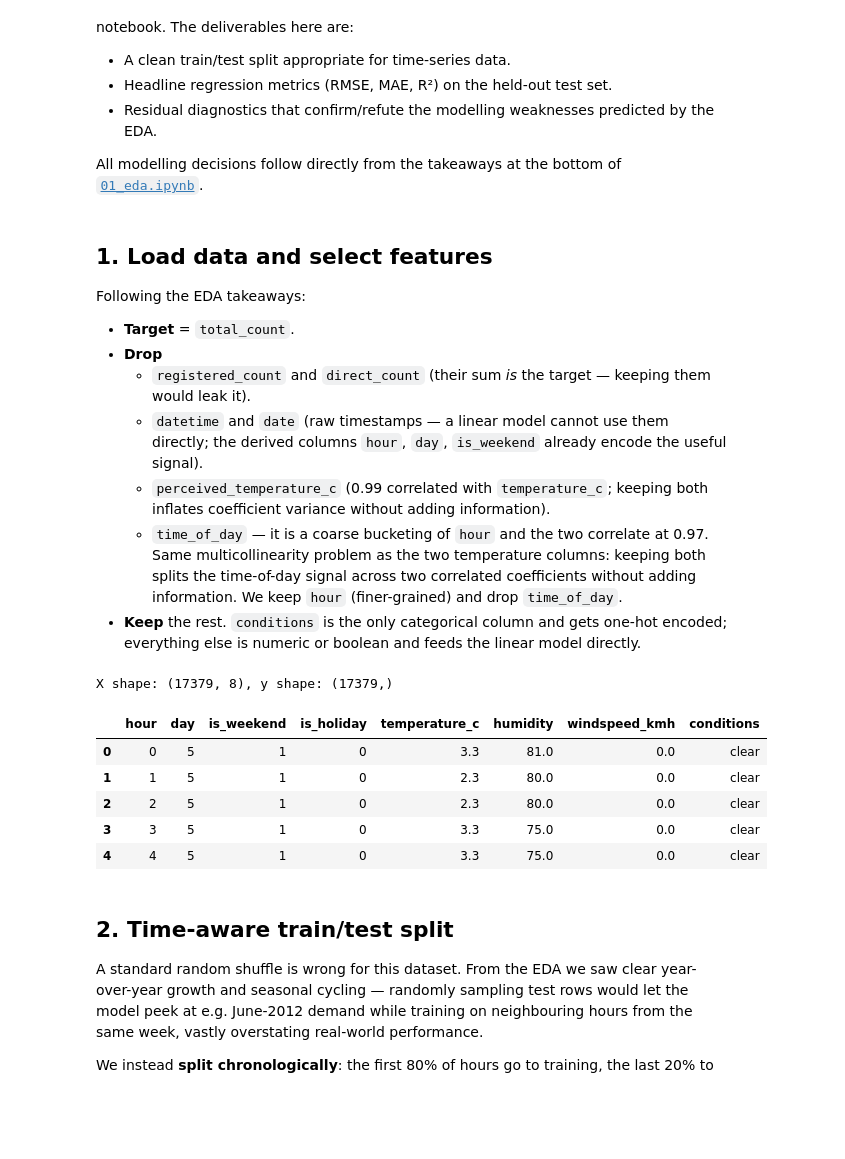
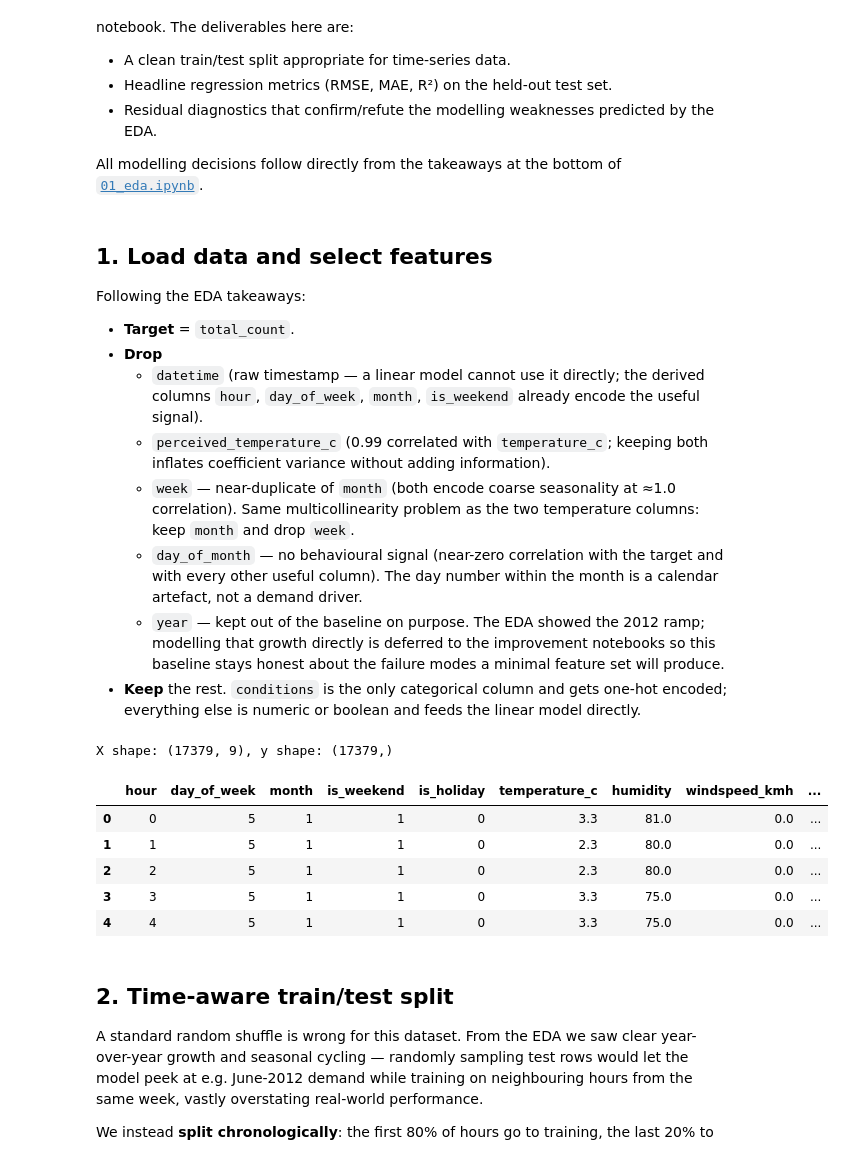
Before and after one commit to krishirajsinhpuwar/ML-MLOps, a Jupyter notebook: Project2B/notebooks/02_baseline_linear_regression.ipynb, the cells around one changed output. Saved outputs shown, nothing was run; the diff lists cells and outputs as text; code cells hidden in the pictures; blank space fills up the shorter version.

Commit message:
final edit of notebooks

```diff
--- a/Project2B/notebooks/02_baseline_linear_regression.ipynb
+++ b/Project2B/notebooks/02_baseline_linear_regression.ipynb
@@ -29,40 +29,40 @@ Following the EDA takeaways:
 
 - **Target** = `total_count`.
 - **Drop**
-    - `registered_count` and `direct_count` (their sum *is* the target — keeping them would leak it).
-    - `datetime` and `date` (raw timestamps — a linear model cannot use them directly; the derived columns `hour`, `day`, `is_weekend` already encode the useful signal).
+    - `datetime` (raw timestamp — a linear model cannot use it directly; the derived columns `hour`, `day_of_week`, `month`, `is_weekend` already encode the useful signal).
     - `perceived_temperature_c` (0.99 correlated with `temperature_c`; keeping both inflates coefficient variance without adding information).
-    - `time_of_day` — it is a coarse bucketing of `hour` and the two correlate at 0.97. Same multicollinearity problem as the two temperature columns: keeping both splits the time-of-day signal across two correlated coefficients without adding information. We keep `hour` (finer-grained) and drop `time_of_day`.
+    - `week` — near-duplicate of `month` (both encode coarse seasonality at ≈1.0 correlation). Same multicollinearity problem as the two temperature columns: keep `month` and drop `week`.
+    - `day_of_month` — no behavioural signal (near-zero correlation with the target and with every other useful column). The day number within the month is a calendar artefact, not a demand driver.
+    - `year` — kept out of the baseline on purpose. The EDA showed the 2012 ramp; modelling that growth directly is deferred to the improvement notebooks so this baseline stays honest about the failure modes a minimal feature set will produce.
 - **Keep** the rest. `conditions` is the only categorical column and gets one-hot encoded; everything else is numeric or boolean and feeds the linear model directly.
 # %%
 df = pd.read_csv(
     "../data/output-local/final_dataset.csv",
-    parse_dates=["datetime", "date"],
+    parse_dates=["datetime"],
 ).sort_values("datetime").reset_index(drop=True)
 
 TARGET = "total_count"
-DROP = ["datetime", "date", "registered_count", "direct_count",
-        "perceived_temperature_c", "time_of_day"]
+DROP = ["datetime", "perceived_temperature_c", "week", "day_of_month", "year"]
 
-numeric_features = ["hour", "day", "is_weekend", "is_holiday",
+numeric_features = ["hour", "day_of_week", "month", "is_weekend", "is_holiday",
                     "temperature_c", "humidity", "windspeed_kmh"]
 categorical_features = ["conditions"]
 
 X = df[numeric_features + categorical_features].copy()
 X["is_weekend"] = X["is_weekend"].astype(int)
 X["is_holiday"] = X["is_holiday"].astype(int)
 y = df[TARGET]
 
 print(f"X shape: {X.shape}, y shape: {y.shape}")
 X.head()
 # %% [output]
-X shape: (17379, 8), y shape: (17379,)
+X shape: (17379, 9), y shape: (17379,)
-|  | hour | day | is_weekend | is_holiday | temperature_c | humidity | windspeed_kmh | conditions |
-| 0 | 0 | 5 | 1 | 0 | 3.3 | 81.0 | 0.0 | clear |
-| 1 | 1 | 5 | 1 | 0 | 2.3 | 80.0 | 0.0 | clear |
-| 2 | 2 | 5 | 1 | 0 | 2.3 | 80.0 | 0.0 | clear |
-| 3 | 3 | 5 | 1 | 0 | 3.3 | 75.0 | 0.0 | clear |
-| 4 | 4 | 5 | 1 | 0 | 3.3 | 75.0 | 0.0 | clear |
+|  | hour | day_of_week | month | is_weekend | is_holiday | temperature_c | humidity | windspeed_kmh | ... |
+| 0 | 0 | 5 | 1 | 1 | 0 | 3.3 | 81.0 | 0.0 | ... |
+| 1 | 1 | 5 | 1 | 1 | 0 | 2.3 | 80.0 | 0.0 | ... |
+| 2 | 2 | 5 | 1 | 1 | 0 | 2.3 | 80.0 | 0.0 | ... |
+| 3 | 3 | 5 | 1 | 1 | 0 | 3.3 | 75.0 | 0.0 | ... |
+| 4 | 4 | 5 | 1 | 1 | 0 | 3.3 | 75.0 | 0.0 | ... |
 # %% [markdown]
 ## 2. Time-aware train/test split
 
```
Also changed, not shown: parts of 3 cells of this notebook, 2 other files.
